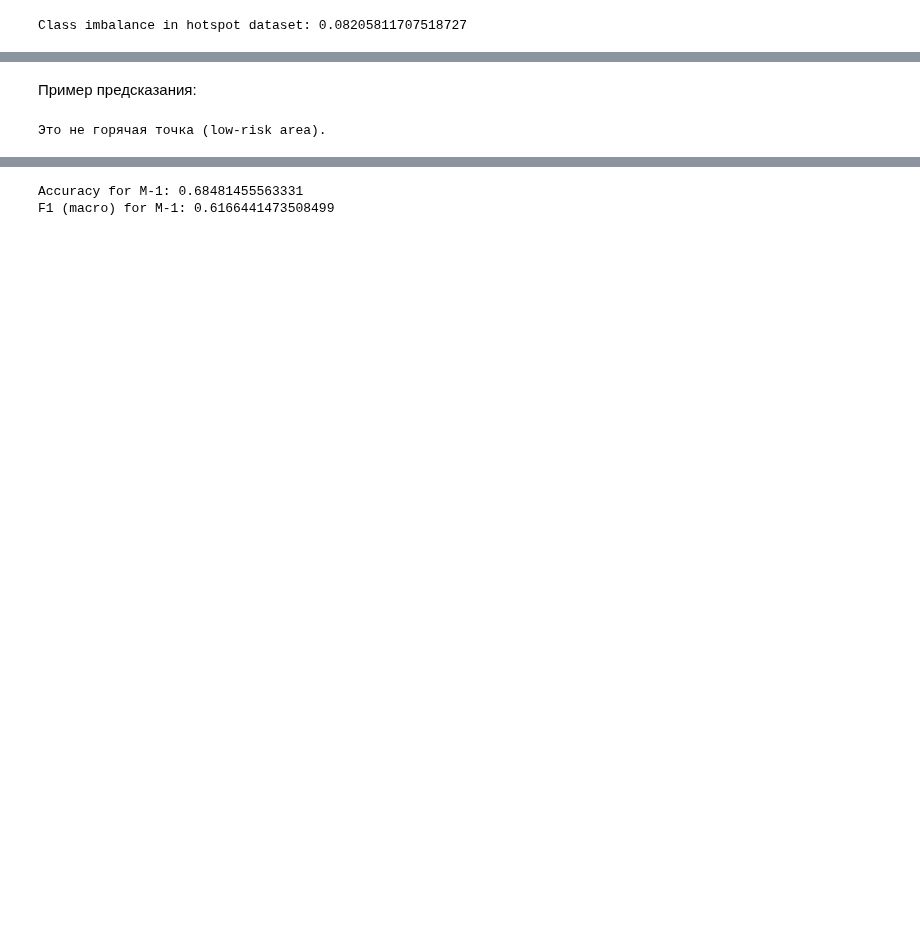
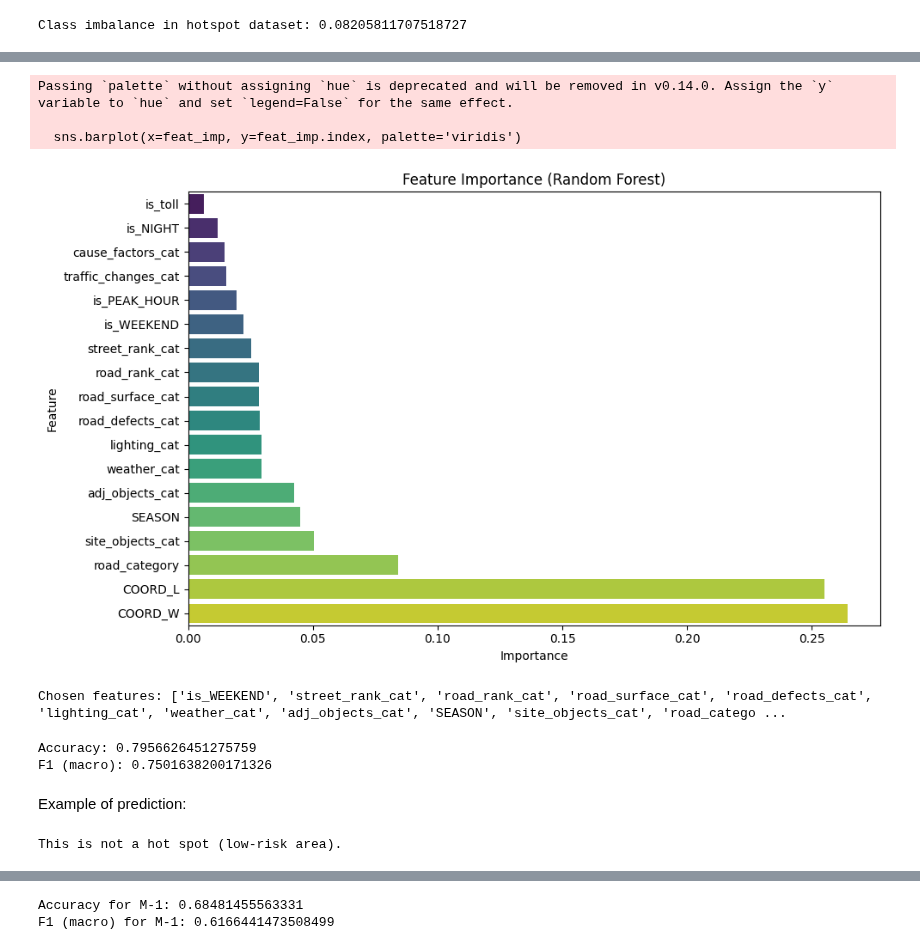
Before and after one commit to NastyaWheel/thesis, a Jupyter notebook: severity/severity_model.ipynb, the cells around one changed output, grey strips where cells are left out. Saved outputs shown, nothing was run; the diff lists cells and outputs as text; code cells hidden in the pictures; blank space fills up the shorter version.

```diff
--- a/severity/severity_model.ipynb
+++ b/severity/severity_model.ipynb
@@ -190,27 +251,66 @@ F1 (macro): 0.820213298890597
+# %%
+importances = rf_model.feature_importances_
+
+feat_imp = pd.Series(importances, index=X_model.columns).sort_values(ascending=True)
+
+plt.figure(figsize=(10, 6))
+sns.barplot(x=feat_imp, y=feat_imp.index, palette='viridis')
+plt.title("Feature Importance (Random Forest)")
+plt.xlabel("Importance")
+plt.ylabel("Feature")
+plt.tight_layout()
+plt.show()
+# %% [output]
+Passing `palette` without assigning `hue` is deprecated and will be removed in v0.14.0. Assign the `y` variable to `hue` and set `legend=False` for the same effect.
+
+  sns.barplot(x=feat_imp, y=feat_imp.index, palette='viridis')
+[figure, added]
+# %%
+important_features = feat_imp[feat_imp > 0.02].index.tolist()
+important_features.extend(['is_toll'])
+print("Chosen features:", important_features)
+# %% [output]
+Chosen features: ['is_WEEKEND', 'street_rank_cat', 'road_rank_cat', 'road_surface_cat', 'road_defects_cat', 'lighting_cat', 'weather_cat', 'adj_objects_cat', 'SEASON', 'site_objects_cat', 'road_catego ...
+# %%
+X_model = df[important_features]
+y_model = np.where(df["cluster"] != -1, 1, 0)
+
+X_train, X_test, y_train, y_test = train_test_split(X_model, y_model, test_size=0.2, random_state=42)
+
+rf_model_cond = RandomForestClassifier(n_estimators=100, random_state=42)
+rf_model_cond.fit(X_train, y_train)
+
+y_pred = rf_model_cond.predict(X_test)
+
+print("Accuracy:", accuracy_score(y_test, y_pred))
+print("F1 (macro):", f1_score(y_test, y_pred, average='macro'))
+# %% [output]
+Accuracy: 0.7956626451275759
+F1 (macro): 0.7501638200171326
 # %% [markdown]
-Пример предсказания:
+Example of prediction:
 # %%
 new_data = pd.DataFrame({
     "COORD_L": [55.7558],
     "COORD_W": [37.6173],
-    "road_object_type_cat": [2],
-    "dor_z_cat": [1],
-    "OBJ_DTP_cat": [3],
-    "CHOM_cat": [0],
-    "ndu_cat": [1],
-    "factor_cat": [0],
-    "dor_k": [1],
+    "site_objects_cat": [2],
+    "road_rank_cat": [1],
+    "adj_objects_cat": [3],
+    "traffic_changes_cat": [0],
+    "road_defects_cat": [1],
+    "cause_factors_cat": [0],
+    "road_category": [1],
     "is_toll": [0]
 })
 
 new_prediction = rf_model.predict(new_data)
 
 if new_prediction[0] == 1:
-    print("Это горячая точка (high-risk area).")
+    print("This is a hot spot (high-risk area).")
 else:
-    print("Это не горячая точка (low-risk area).")
+    print("This is not a hot spot (low-risk area).")
 # %% [output]
-Это не горячая точка (low-risk area).
+This is not a hot spot (low-risk area).
 # %%
 m = folium.Map(location=[55.7558, 37.6173], zoom_start=10)
 
```
Also changed, not shown: parts of 35 cells of this notebook, 3 other files.
